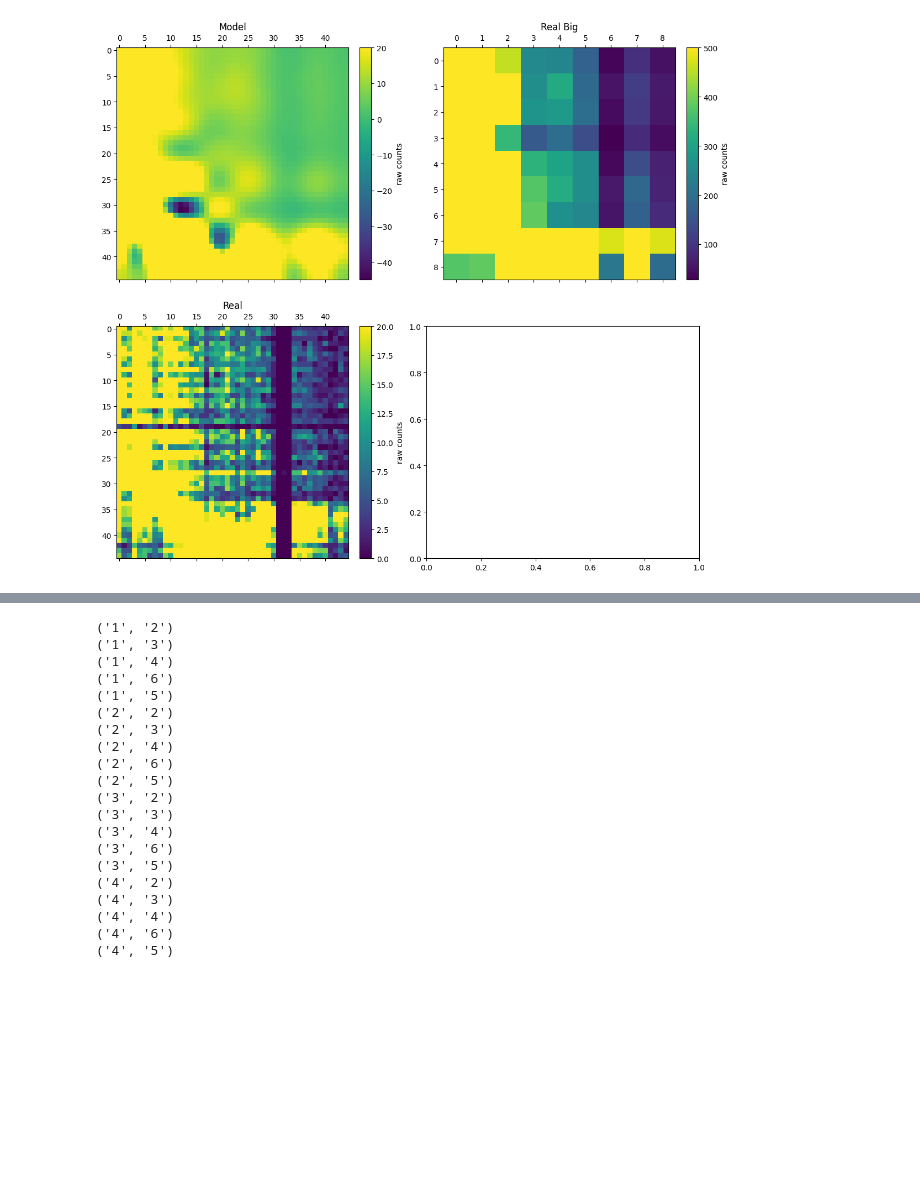
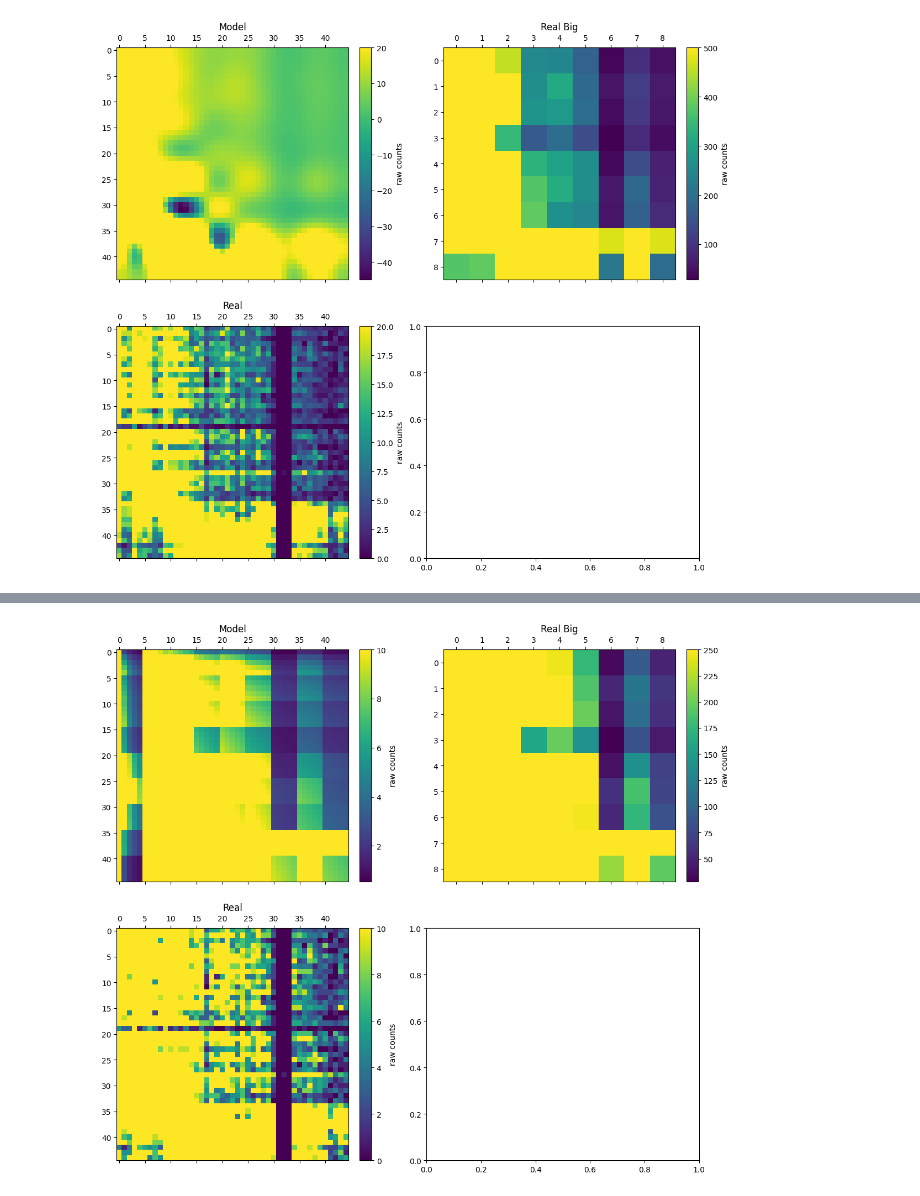
Before and after one commit to Reovirus/liftover_2d, a Jupyter notebook: test.ipynb, the cells around one changed output, grey strips where cells are left out. Cells and saved outputs as stored; diff of their text form; code cells hidden in the pictures; blank space fills up the shorter version.

```diff
--- a/test.ipynb
+++ b/test.ipynb
@@ -271,24 +442,41 @@ plt.show()
+# %%
+coeffs = fit_plane_loglog(zomified)
 # %%
-for i in it.product('1234', '23465'):
-    print(i)
+new_c_log = np.zeros(((WINDOW*2 + 1)*5, (WINDOW*2 + 1)*5))
+
+for x_c, y_c in it.product(range((WINDOW*2 + 1)*5), repeat=2):
+    x_lo = x_c/5
+    y_lo = y_c/5
+    x_hi = x_lo + 0.2
+    y_hi = y_lo + 0.2
+
+    int_value = integrate_powerlaw(coeffs, ((x_lo, x_hi), (y_lo, y_hi)))
+    bx = x_c//5
+    by = y_c//5
+    full_sq_value = integrate_powerlaw(coeffs, ((bx, bx+1), (by, by+1)))
+
+    real_big_value = zomified[bx, by]
+    new_c_log[x_c, y_c] = real_big_value * (int_value / full_sq_value)
-# %% [output]
-('1', '2')
-('1', '3')
-('1', '4')
-('1', '6')
-('1', '5')
-('2', '2')
-('2', '3')
-('2', '4')
-('2', '6')
-('2', '5')
-('3', '2')
-('3', '3')
-('3', '4')
-('3', '6')
-('3', '5')
-('4', '2')
-('4', '3')
-('4', '4')
-('4', '6')
-('4', '5')
+# %%
+vmax = 10
+f, ax = plt.subplots(2, 2, figsize=(7*2,6 * 2))
+
+im_1 = ax[0][0].matshow(new_c_log, vmax=vmax)
+plt.colorbar(im_1 ,fraction=0.046, pad=0.04, label='raw counts', ax=ax[0][0])
+ax[0][0].xaxis.set_label_position('top')
+ax[0][0].set_title('Model')
+
+im_2 = ax[1][0].matshow(rz, vmax=vmax)
+plt.colorbar(im_2 ,fraction=0.046, pad=0.04, label='raw counts', ax=ax[1][0])
+ax[1][0].xaxis.set_label_position('top')
+ax[1][0].set_title('Real')
+
+im_3 = ax[0][1].matshow(zomified, vmax=vmax*25)
+plt.colorbar(im_3 ,fraction=0.046, pad=0.04, label='raw counts', ax=ax[0][1])
+ax[0][1].xaxis.set_label_position('top')
+ax[0][1].set_title('Real Big')
+
+
+plt.show()
+# %% [output]
+[figure, added]
```
Also changed, not shown: parts of 73 cells of this notebook, 9 other files.
